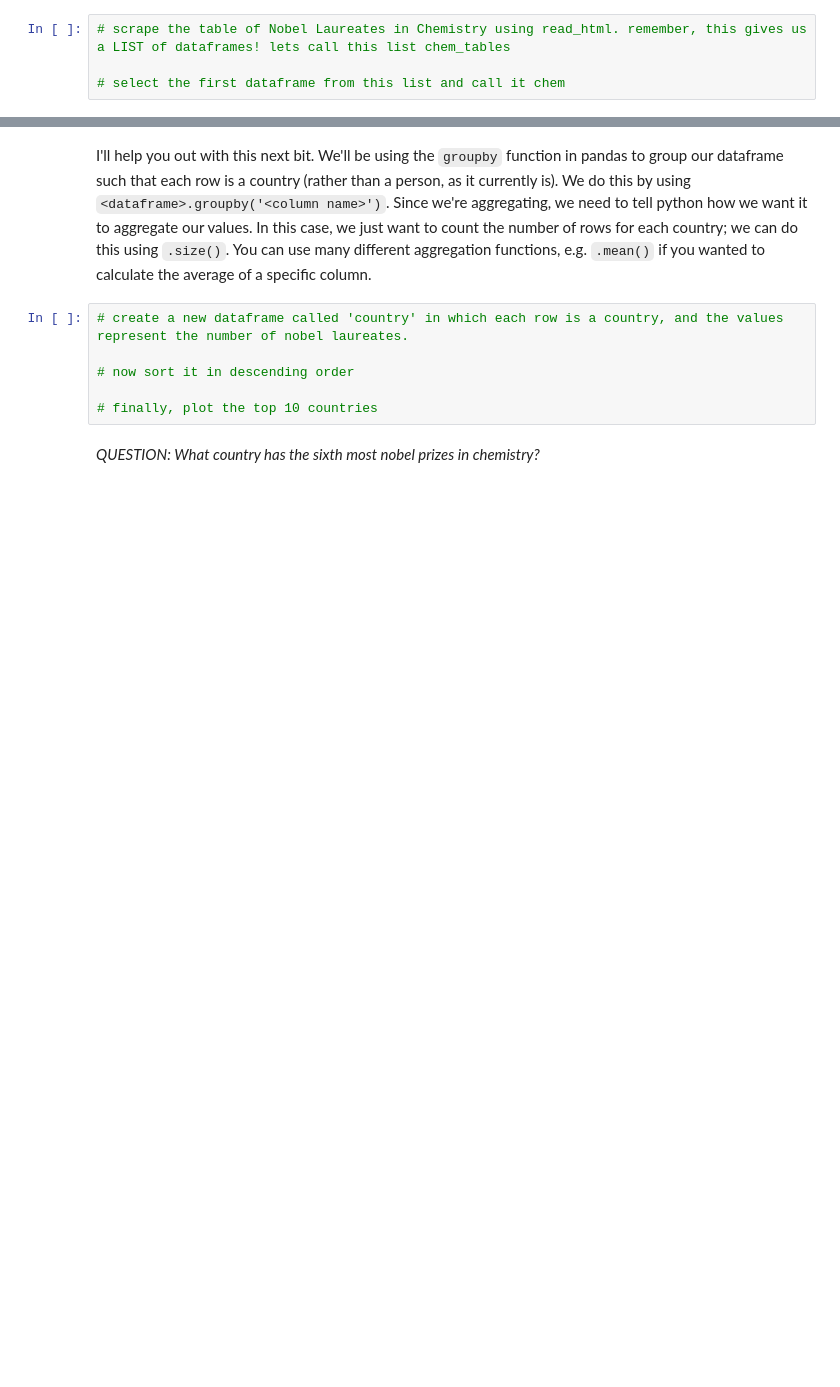
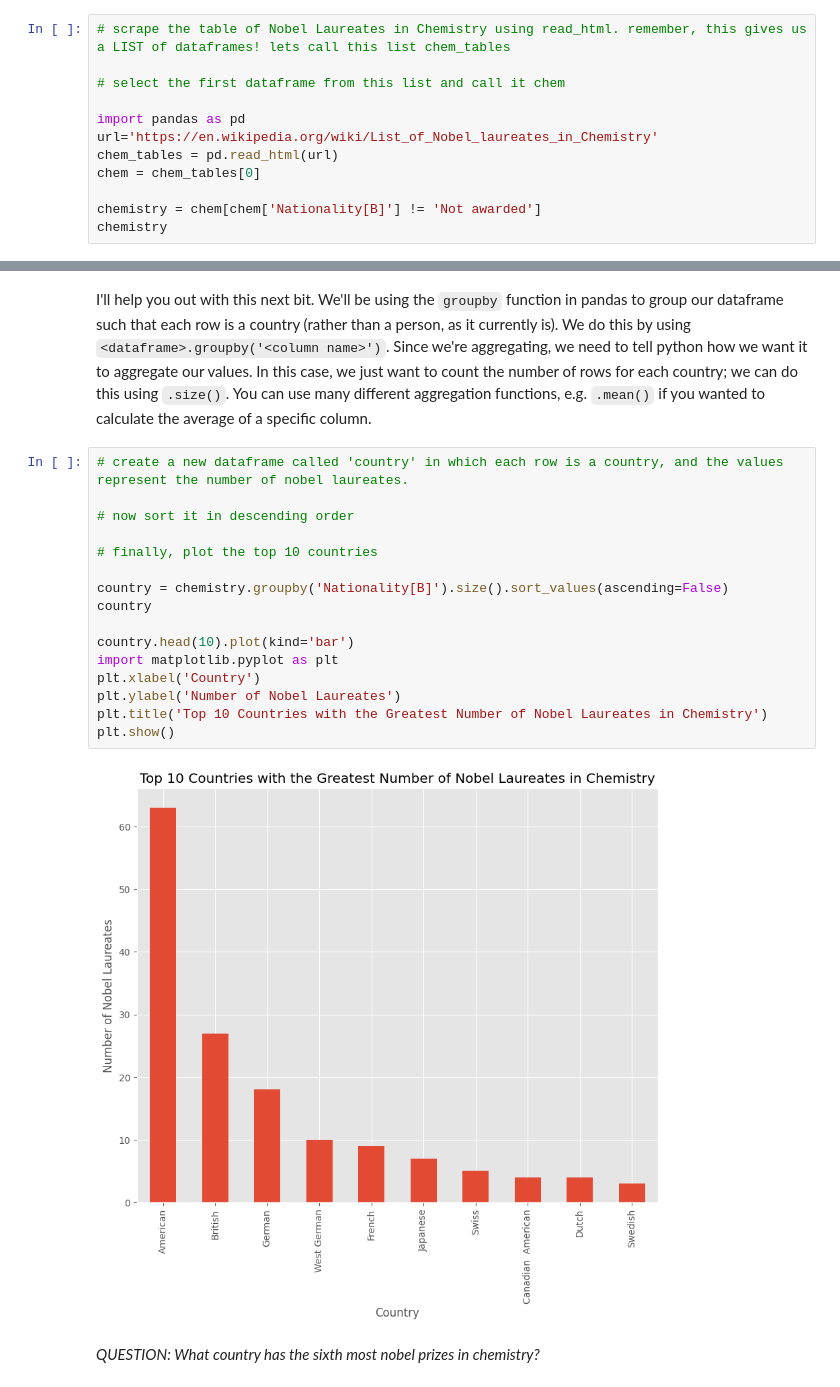
Before and after one commit to Kookiiie1224/QM2, a Jupyter notebook: notebooks/W02. Pandas.ipynb, the cells around one changed output, grey strips where cells are left out. Cells and saved outputs as stored; diff of their text form; blank space fills up the shorter version.

```diff
--- a/notebooks/W02. Pandas.ipynb
+++ b/notebooks/W02. Pandas.ipynb
@@ -398,3 +452,11 @@ Using the following URL https://en.wikipedia.org/wiki/List_of_Nobel_laureates_in
 # scrape the table of Nobel Laureates in Chemistry using read_html. remember, this gives us a LIST of dataframes! lets call this list chem_tables
 
 # select the first dataframe from this list and call it chem
+
+import pandas as pd
+url='https://en.wikipedia.org/wiki/List_of_Nobel_laureates_in_Chemistry'
+chem_tables = pd.read_html(url)
+chem = chem_tables[0]
+
+chemistry = chem[chem['Nationality[B]'] != 'Not awarded']
+chemistry
@@ -403,8 +479,20 @@ I'll help you out with this next bit. We'll be using the `groupby` function in p
 # %%
 # create a new dataframe called 'country' in which each row is a country, and the values represent the number of nobel laureates.
 
 # now sort it in descending order
 
 # finally, plot the top 10 countries
+
+country = chemistry.groupby('Nationality[B]').size().sort_values(ascending=False)
+country
+
+country.head(10).plot(kind='bar')
+import matplotlib.pyplot as plt
+plt.xlabel('Country')
+plt.ylabel('Number of Nobel Laureates')
+plt.title('Top 10 Countries with the Greatest Number of Nobel Laureates in Chemistry')
+plt.show()
+# %% [output]
+[figure, added]
 # %% [markdown]
 *QUESTION: What country has the sixth most nobel prizes in chemistry?*
```
Also changed, not shown: parts of 14 cells of this notebook.
